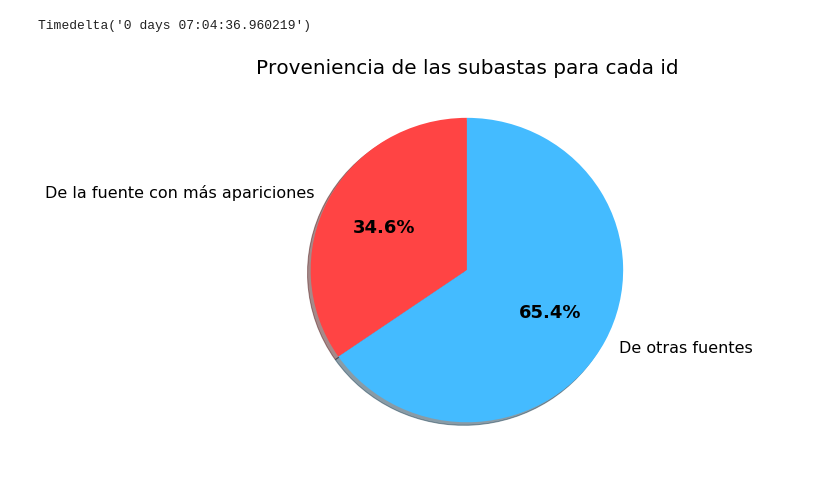
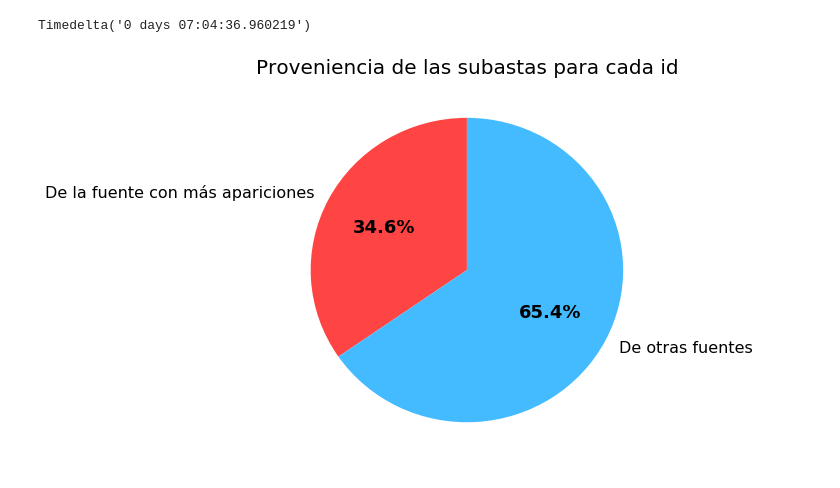
Before and after one commit to Elianagam/orgaDatosTp1, a Jupyter notebook: prueba_auctions.ipynb, the cells around one changed output. Saved outputs shown, nothing was run; the diff lists cells and outputs as text; code cells hidden in the pictures.

```diff
--- a/prueba_auctions.ipynb
+++ b/prueba_auctions.ipynb
@@ -164,0 +165,3 @@ top_auctions_
+# %%
+auctions['hour'] = auctions['date'].dt.hour
+auctions['day'] = auctions['date'].dt.date
@@ -239,16 +321,16 @@ other_auction_perc = round((other_auction_count / total_auction_count) * 100, 2)
 # %%
 fig, ax = plt.subplots(figsize=(7, 7))
 
 labels = 'De la fuente con más apariciones', 'De otras fuentes'
 sizes = [top_auction_perc, other_auction_perc]
 colors = ['#ff4444', '#44bbff']
 explode = (0, 0)
 
 patches, texts, autotexts = ax.pie(sizes, explode=explode, labels=labels, colors=colors,
-autopct='%1.1f%%', shadow=True, startangle=90)
+autopct='%1.1f%%', startangle=90)
 ax.set_title("Proveniencia de las subastas para cada id", size=20)
 plt.setp(autotexts, size=18, weight="bold")
 plt.setp(texts, size=16)
 plt.show()
 # %% [output]
-[figure, old version]
+[figure, new version]
```
Also changed, not shown: parts of 17 cells of this notebook, 2 other files.
